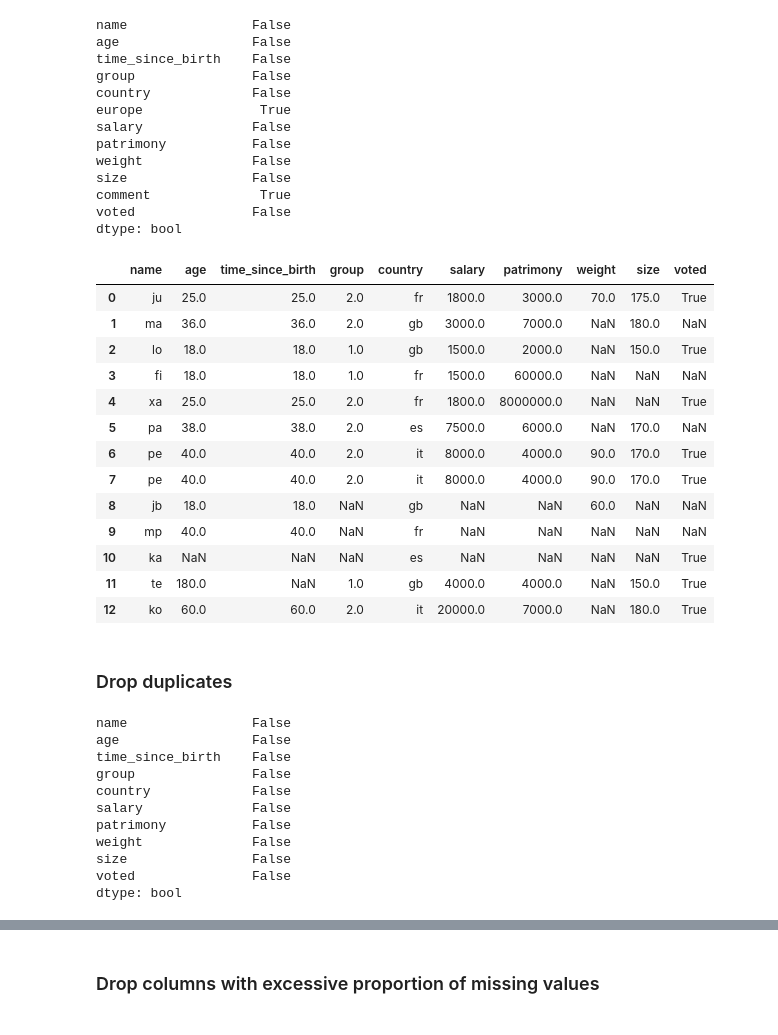
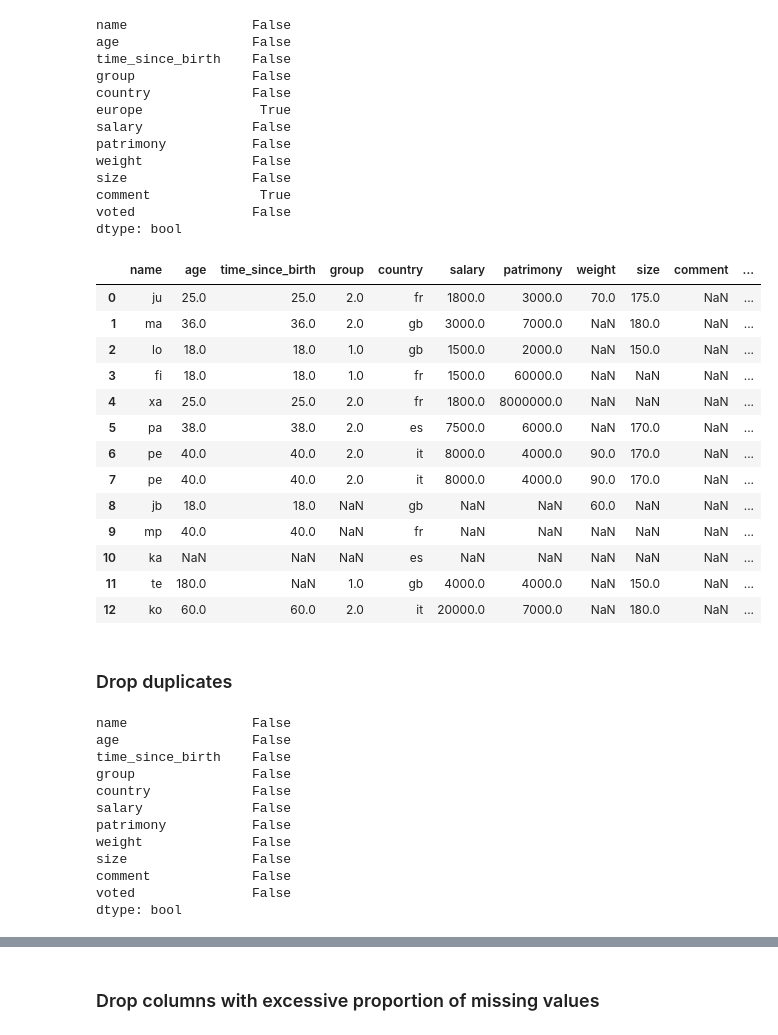
Before and after one commit to AlexisBogroff/Sorbonne_Data_Science_Workshop, a Jupyter notebook: src/data_management_with_pandas.ipynb, the cells around one changed output, grey strips where cells are left out. Drawn from its saved outputs; the diff is of its cells as text; code cells hidden in the pictures.

```diff
--- a/src/data_management_with_pandas.ipynb
+++ b/src/data_management_with_pandas.ipynb
@@ -68,23 +84,25 @@ voted               False
 dtype: bool
 # %%
 # Drop these constant columns
-df = df.T[~const_col].T
+# To drop all:
+#df = df.T[~const_col].T
+df = df.drop(columns='europe')
 df
 # %% [output]
-|  | name | age | time_since_birth | group | country | salary | patrimony | weight | size | voted |
-| 0 | ju | 25.0 | 25.0 | 2.0 | fr | 1800.0 | 3000.0 | 70.0 | 175.0 | True |
-| 1 | ma | 36.0 | 36.0 | 2.0 | gb | 3000.0 | 7000.0 | NaN | 180.0 | NaN |
-| 2 | lo | 18.0 | 18.0 | 1.0 | gb | 1500.0 | 2000.0 | NaN | 150.0 | True |
-| 3 | fi | 18.0 | 18.0 | 1.0 | fr | 1500.0 | 60000.0 | NaN | NaN | NaN |
-| 4 | xa | 25.0 | 25.0 | 2.0 | fr | 1800.0 | 8000000.0 | NaN | NaN | True |
-| 5 | pa | 38.0 | 38.0 | 2.0 | es | 7500.0 | 6000.0 | NaN | 170.0 | NaN |
-| 6 | pe | 40.0 | 40.0 | 2.0 | it | 8000.0 | 4000.0 | 90.0 | 170.0 | True |
-| 7 | pe | 40.0 | 40.0 | 2.0 | it | 8000.0 | 4000.0 | 90.0 | 170.0 | True |
-| 8 | jb | 18.0 | 18.0 | NaN | gb | NaN | NaN | 60.0 | NaN | NaN |
-| 9 | mp | 40.0 | 40.0 | NaN | fr | NaN | NaN | NaN | NaN | NaN |
-| 10 | ka | NaN | NaN | NaN | es | NaN | NaN | NaN | NaN | True |
-| 11 | te | 180.0 | NaN | 1.0 | gb | 4000.0 | 4000.0 | NaN | 150.0 | True |
-| 12 | ko | 60.0 | 60.0 | 2.0 | it | 20000.0 | 7000.0 | NaN | 180.0 | True |
+|  | name | age | time_since_birth | group | country | salary | patrimony | weight | size | comment | ... |
+| 0 | ju | 25.0 | 25.0 | 2.0 | fr | 1800.0 | 3000.0 | 70.0 | 175.0 | NaN | ... |
+| 1 | ma | 36.0 | 36.0 | 2.0 | gb | 3000.0 | 7000.0 | NaN | 180.0 | NaN | ... |
+| 2 | lo | 18.0 | 18.0 | 1.0 | gb | 1500.0 | 2000.0 | NaN | 150.0 | NaN | ... |
+| 3 | fi | 18.0 | 18.0 | 1.0 | fr | 1500.0 | 60000.0 | NaN | NaN | NaN | ... |
+| 4 | xa | 25.0 | 25.0 | 2.0 | fr | 1800.0 | 8000000.0 | NaN | NaN | NaN | ... |
+| 5 | pa | 38.0 | 38.0 | 2.0 | es | 7500.0 | 6000.0 | NaN | 170.0 | NaN | ... |
+| 6 | pe | 40.0 | 40.0 | 2.0 | it | 8000.0 | 4000.0 | 90.0 | 170.0 | NaN | ... |
+| 7 | pe | 40.0 | 40.0 | 2.0 | it | 8000.0 | 4000.0 | 90.0 | 170.0 | NaN | ... |
+| 8 | jb | 18.0 | 18.0 | NaN | gb | NaN | NaN | 60.0 | NaN | NaN | ... |
+| 9 | mp | 40.0 | 40.0 | NaN | fr | NaN | NaN | NaN | NaN | NaN | ... |
+| 10 | ka | NaN | NaN | NaN | es | NaN | NaN | NaN | NaN | NaN | ... |
+| 11 | te | 180.0 | NaN | 1.0 | gb | 4000.0 | 4000.0 | NaN | 150.0 | NaN | ... |
+| 12 | ko | 60.0 | 60.0 | 2.0 | it | 20000.0 | 7000.0 | NaN | 180.0 | NaN | ... |
 # %% [markdown]
 ### Drop duplicates
 # %%
@@ -101,6 +119,7 @@ salary              False
 patrimony           False
 weight              False
 size                False
+comment             False
 voted               False
 dtype: bool
 # %%
```
Also changed, not shown: parts of 13 cells of this notebook, 15 other files.
